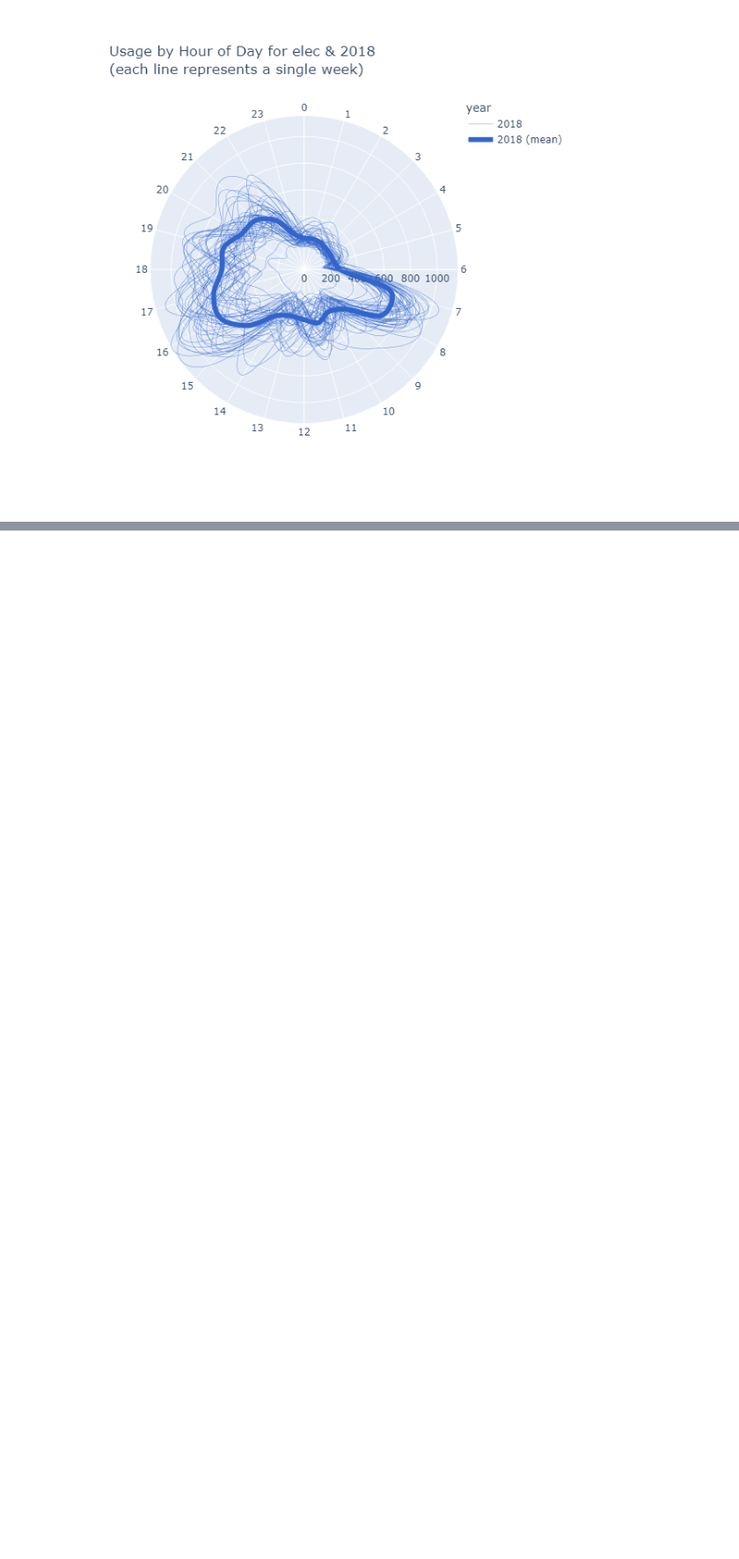
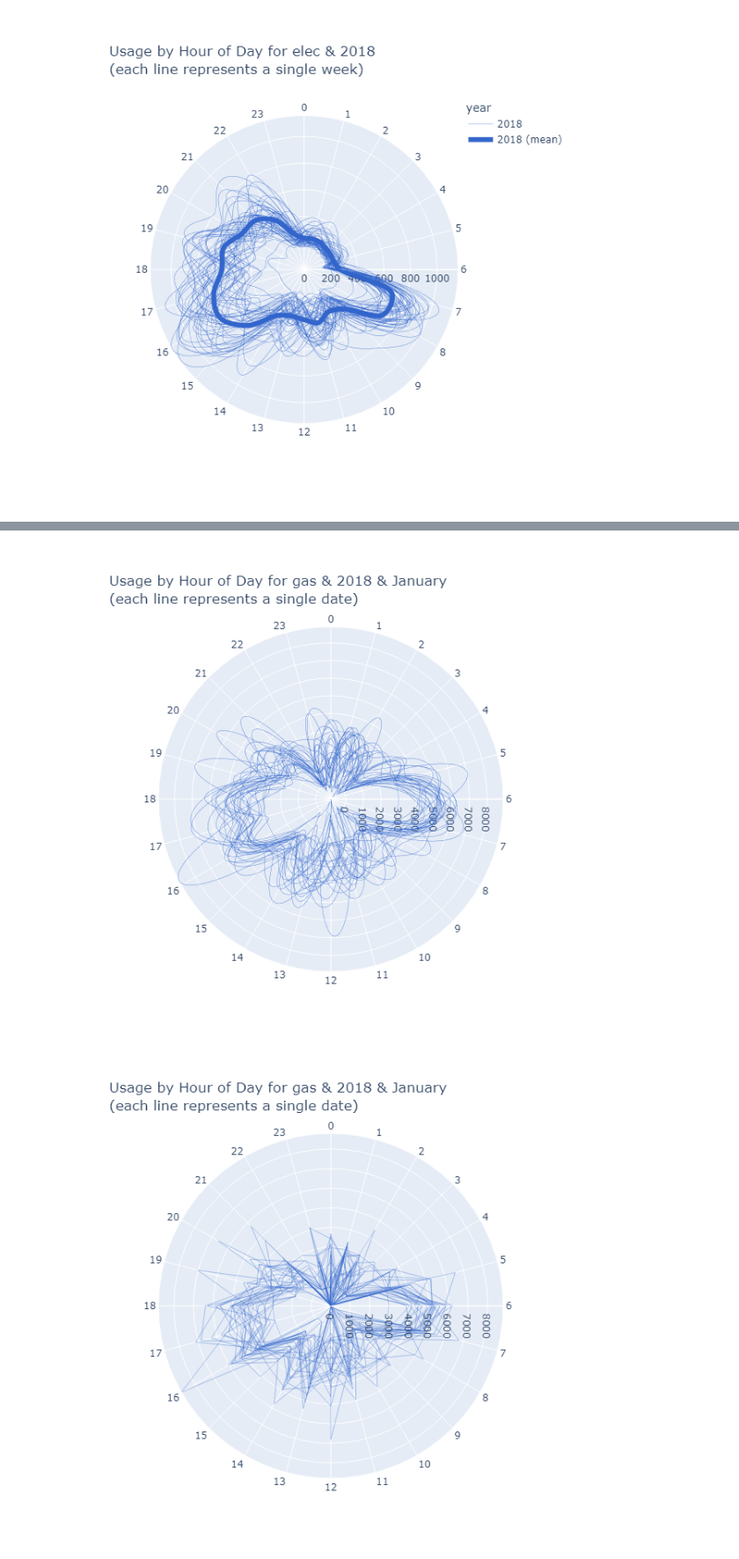
Before and after one commit to ES-Catapult/clock_plot, a Jupyter notebook: examples.ipynb, the cells around one changed output, grey strips where cells are left out. Shown at 88% size. Cells and saved outputs as stored; diff of their text form; code cells hidden in the pictures; blank space fills up the shorter version.

```diff
--- a/examples.ipynb
+++ b/examples.ipynb
@@ -89,3 +99,20 @@ fig = cp.clock_plot(readings, datetime_col='datetime', value_col='reading',
+# %%
+fig = cp.clock_plot(readings, datetime_col='datetime', value_col='reading',
+                    filters={'fuel': 'gas', 'year': 2018, 'month':'January'},
+                    line_group='date',
+                    height=600,
+                    width=600,
+                    title_start='Usage')
+fig = cp.clock_plot(readings, datetime_col='datetime', value_col='reading',
+                    filters={'fuel': 'gas', 'year': 2018, 'month':'January'},
+                    line_group='date',
+                    line_shape='linear',
+                    height=600,
+                    width=600,
+                    title_start='Usage')
+# %% [output]
+[figure, added]
+[figure, added]
 # %% [markdown]
 ### Multiple dimensions
 As well as defining color, we can use line_dash so we can compare across two dimensions at once. For example, the below plot shows both gas and electricity for 2018 and 2019. It also shows a good example of the type of pattern that might be discoverable using these plots - between 2018 and 2019 the shapes have rotated one hour earlier, suggesting a change in routine for whoever is living in this house.
```
Also changed, not shown: parts of 16 cells of this notebook.
